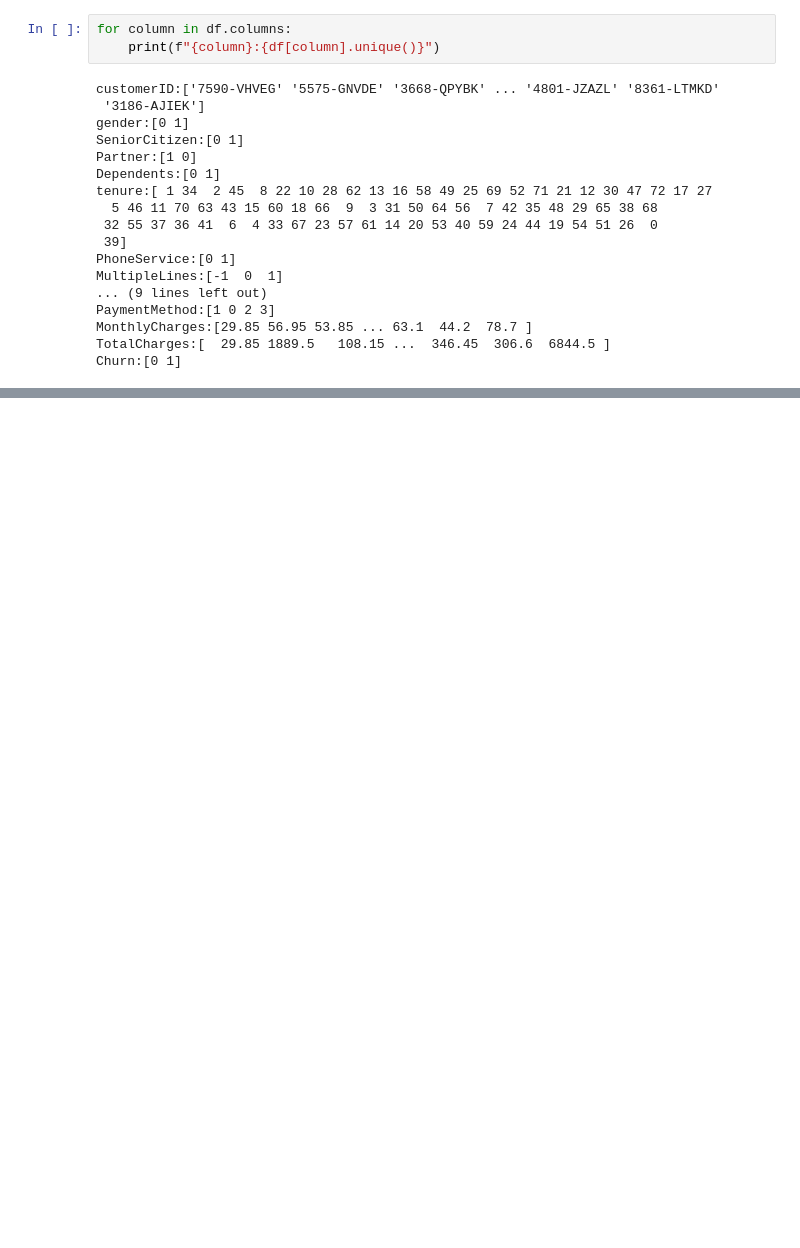
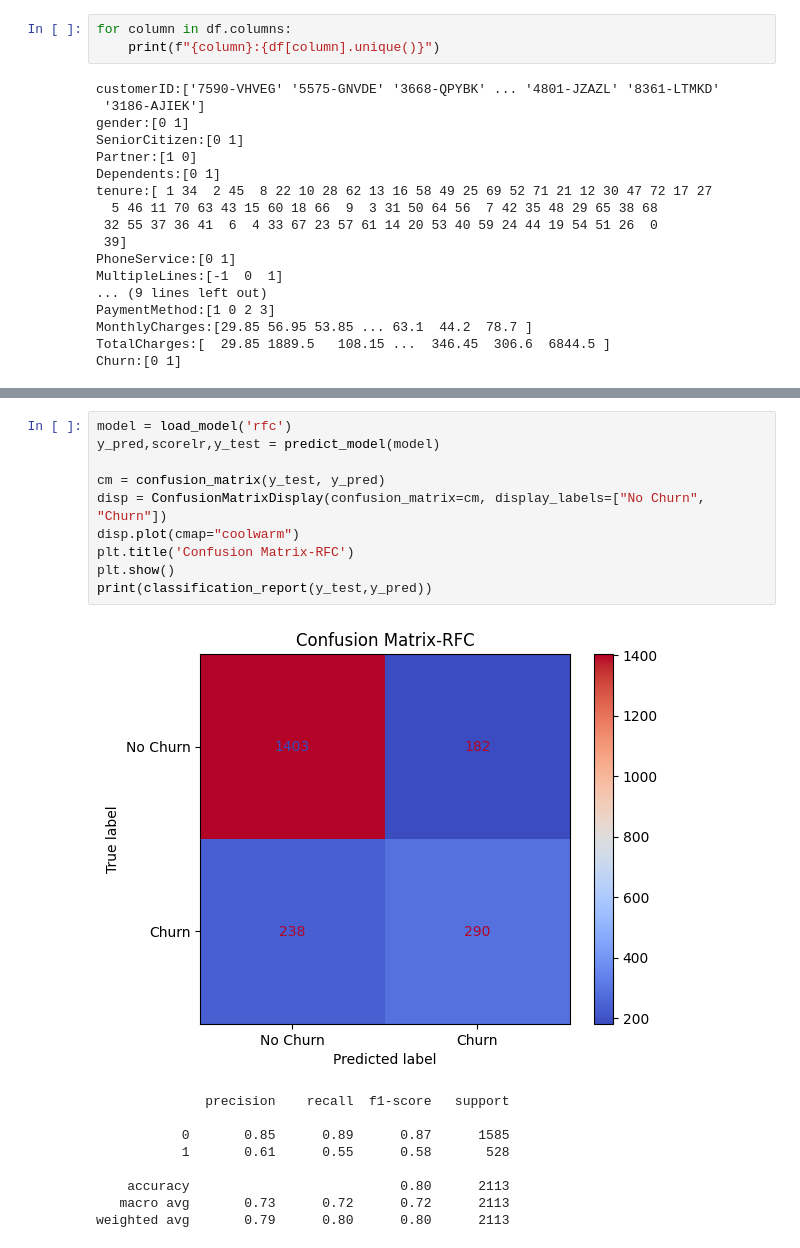
Before and after one commit to VinayakFTW/telco_customer_churn_prediction, a Jupyter notebook: backend/preprocess.ipynb, the cells around one changed output, grey strips where cells are left out. Drawn from its saved outputs; the diff is of its cells as text; blank space fills up the shorter version.

```diff
--- a/backend/preprocess.ipynb
+++ b/backend/preprocess.ipynb
@@ -544,0 +592,20 @@ features_df.to_csv("data\\features.csv",index=False)
+# %%
+model = load_model('rfc')
+y_pred,scorelr,y_test = predict_model(model)
+
+cm = confusion_matrix(y_test, y_pred)
+disp = ConfusionMatrixDisplay(confusion_matrix=cm, display_labels=["No Churn", "Churn"])
+disp.plot(cmap="coolwarm")
+plt.title('Confusion Matrix-RFC')
+plt.show()
+print(classification_report(y_test,y_pred))
+# %% [output]
+[figure, added]
+              precision    recall  f1-score   support
+
+           0       0.85      0.89      0.87      1585
+           1       0.61      0.55      0.58       528
+
+    accuracy                           0.80      2113
+   macro avg       0.73      0.72      0.72      2113
+weighted avg       0.79      0.80      0.80      2113
```
Also changed, not shown: parts of 16 cells of this notebook, 4 other files.
